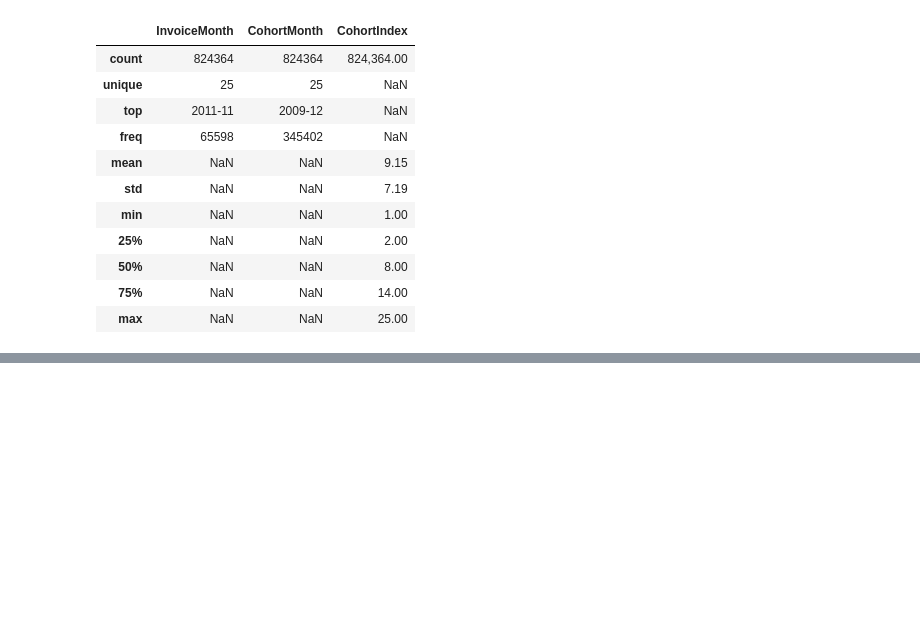
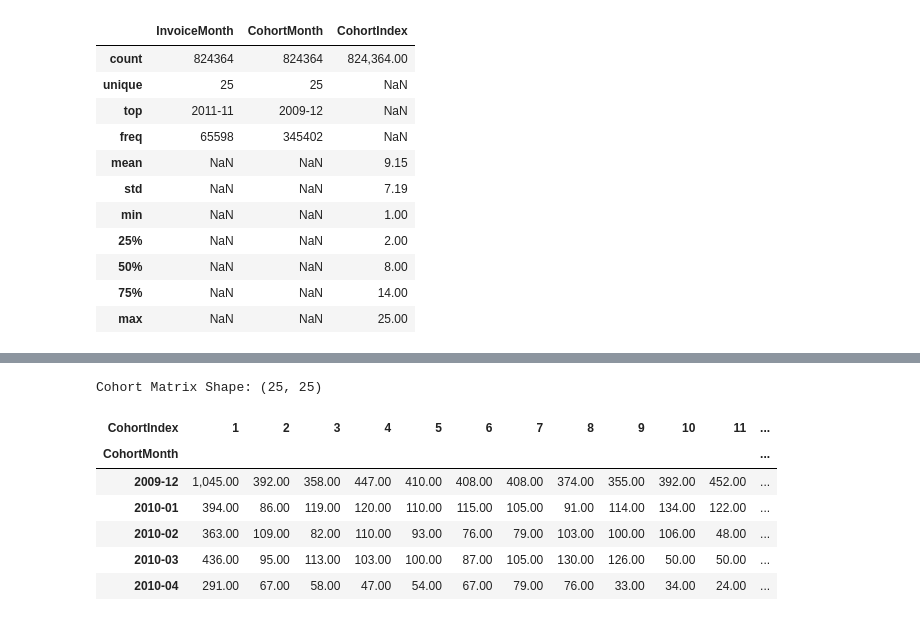
Before and after one commit to Tamoze/SaaS-ECommerce-Cohort-Retention-CLTV-Analysis, a Jupyter notebook: notebooks/02_cohort_analysis.ipynb, the cells around one changed output, grey strips where cells are left out. Drawn from its saved outputs; the diff is of its cells as text; code cells hidden in the pictures; blank space fills up the shorter version.

```diff
--- a/notebooks/02_cohort_analysis.ipynb
+++ b/notebooks/02_cohort_analysis.ipynb
@@ -233,0 +298,14 @@ Maximum Cohort Index: 25
+# %%
+# ==========================================
+# Create Cohort Month (First Purchase Month)
+# ==========================================
+
+cohort = (
+    df.groupby("Customer ID")["InvoiceMonth"]
+      .min()
+      .rename("CohortMonth")
+)
+
+df = df.merge(cohort, on="Customer ID")
+
+df[["Customer ID", "InvoiceMonth", "CohortMonth"]].head(10)
@@ -233,0 +406,14 @@ Maximum Cohort Index: 25
+# %%
+# ==========================================
+# Build Customer Cohort Table
+# ==========================================
+
+cohort_data = (
+    df.groupby(["CohortMonth", "CohortIndex"])["Customer ID"]
+      .nunique()
+      .reset_index(name="TotalCustomers")
+)
+
+print("Cohort Table Shape:", cohort_data.shape)
+
+cohort_data.head(10)
@@ -233,0 +454,23 @@ Maximum Cohort Index: 25
+# %%
+# ==========================================
+# Create Customer Cohort Matrix
+# ==========================================
+
+cohort_counts = cohort_data.pivot(
+    index="CohortMonth",
+    columns="CohortIndex",
+    values="TotalCustomers"
+)
+
+print("Cohort Matrix Shape:", cohort_counts.shape)
+
+cohort_counts.head()
+# %% [output]
+Cohort Matrix Shape: (25, 25)
+| CohortIndex | 1 | 2 | 3 | 4 | 5 | 6 | 7 | 8 | 9 | 10 | 11 | ... |
+| CohortMonth |  |  |  |  |  |  |  |  |  |  |  | ... |
+| 2009-12 | 1,045.00 | 392.00 | 358.00 | 447.00 | 410.00 | 408.00 | 408.00 | 374.00 | 355.00 | 392.00 | 452.00 | ... |
+| 2010-01 | 394.00 | 86.00 | 119.00 | 120.00 | 110.00 | 115.00 | 105.00 | 91.00 | 114.00 | 134.00 | 122.00 | ... |
+| 2010-02 | 363.00 | 109.00 | 82.00 | 110.00 | 93.00 | 76.00 | 79.00 | 103.00 | 100.00 | 106.00 | 48.00 | ... |
+| 2010-03 | 436.00 | 95.00 | 113.00 | 103.00 | 100.00 | 87.00 | 105.00 | 130.00 | 126.00 | 50.00 | 50.00 | ... |
+| 2010-04 | 291.00 | 67.00 | 58.00 | 47.00 | 54.00 | 67.00 | 79.00 | 76.00 | 33.00 | 34.00 | 24.00 | ... |
```
Also changed, not shown: parts of 24 cells of this notebook, 2 other files.
